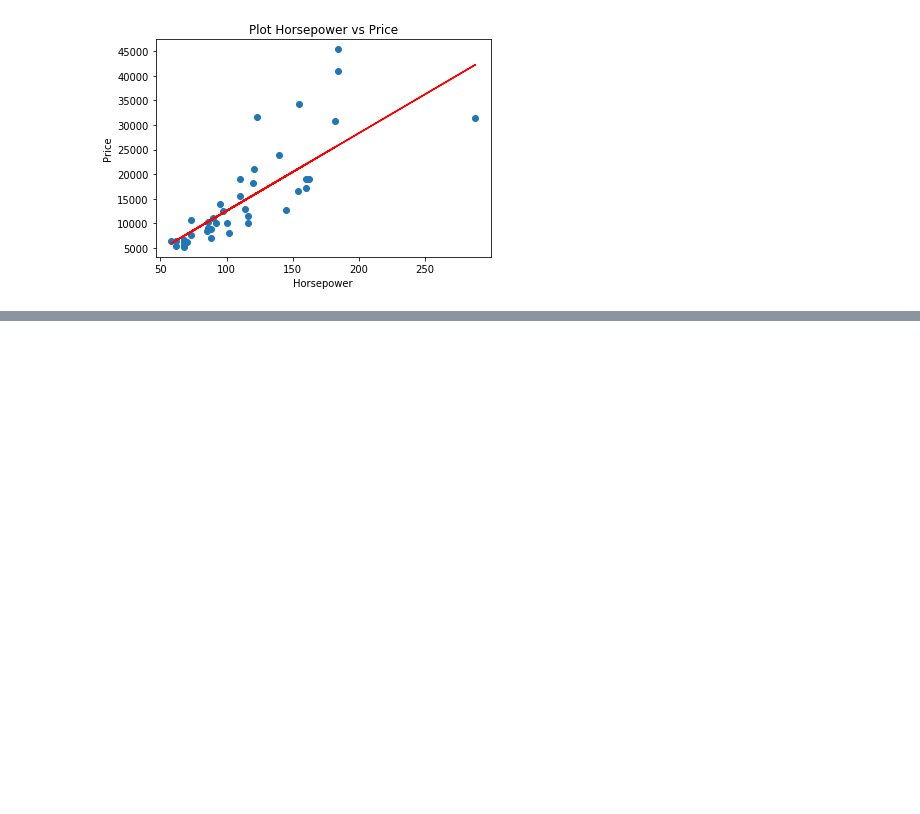
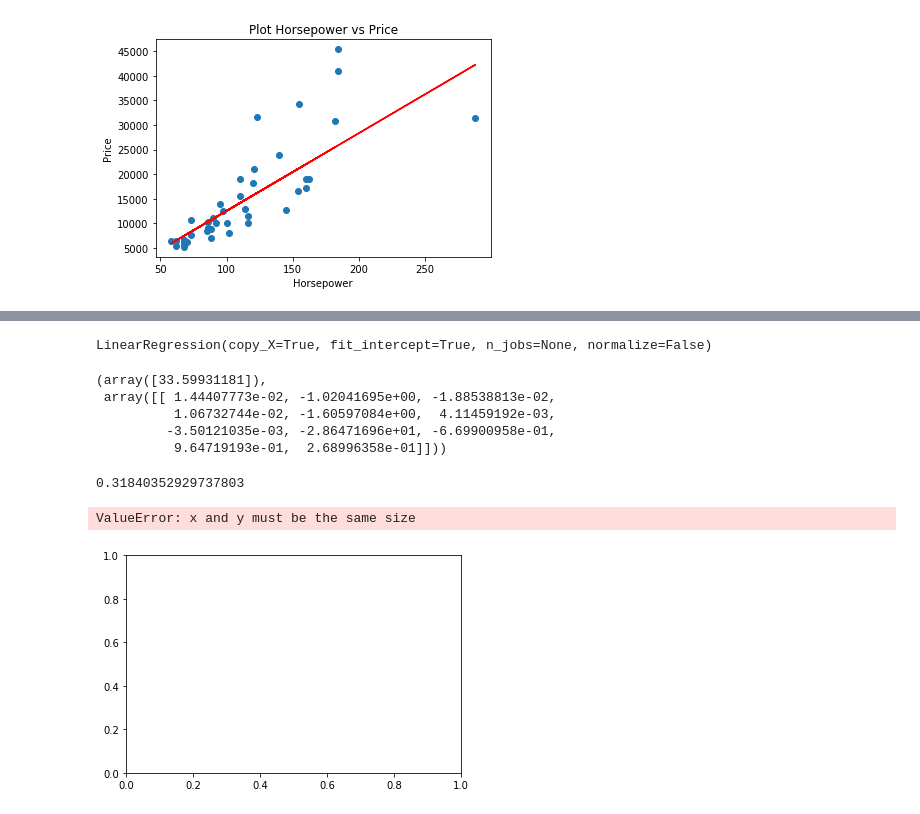
Before and after one commit to christedjo28/H8_36, a Jupyter notebook: Sesi11.ipynb, the cells around one changed output, grey strips where cells are left out. Saved outputs shown, nothing was run; the diff lists cells and outputs as text; code cells hidden in the pictures; blank space fills up the shorter version.

```diff
--- a/Sesi11.ipynb
+++ b/Sesi11.ipynb
@@ -575,0 +611,3 @@ Text(0.5, 1.0, 'Plot Horsepower vs Price')
+# %%
+x = df.drop(['quality'], axis=1).values
+y = df['quality'].values.reshape(-1,1)
@@ -575,0 +634,30 @@ Text(0.5, 1.0, 'Plot Horsepower vs Price')
+# %%
+x_train, x_test, y_train, y_test = train_test_split(x, y, test_size=0.3)
+# %%
+model = LinearRegression()
+model.fit(x_train, y_train)
+# %% [output]
+LinearRegression(copy_X=True, fit_intercept=True, n_jobs=None, normalize=False)
+# %%
+model.intercept_,model.coef_ # untuk B0 dan B1 nya
+# %% [output]
+(array([33.59931181]),
+ array([[ 1.44407773e-02, -1.02041695e+00, -1.88538813e-02,
+          1.06732744e-02, -1.60597084e+00,  4.11459192e-03,
+         -3.50121035e-03, -2.86471696e+01, -6.69900958e-01,
+          9.64719193e-01,  2.68996358e-01]]))
+# %%
+model.score(x_test, y_test)
+# %% [output]
+0.31840352929737803
+# %%
+y_pred = model.predict(x_test)
+# %%
+plt.scatter(x_test, y_test)
+plt.plot(x_test, y_pred, c='r')
+plt.xlabel('Horsepower')
+plt.ylabel('Price')
+plt.title('Plot Horsepower vs Price')
+# %% [output]
+ValueError: x and y must be the same size
+[figure, added]
```
Also changed, not shown: parts of 6 cells of this notebook, 2 other files.
